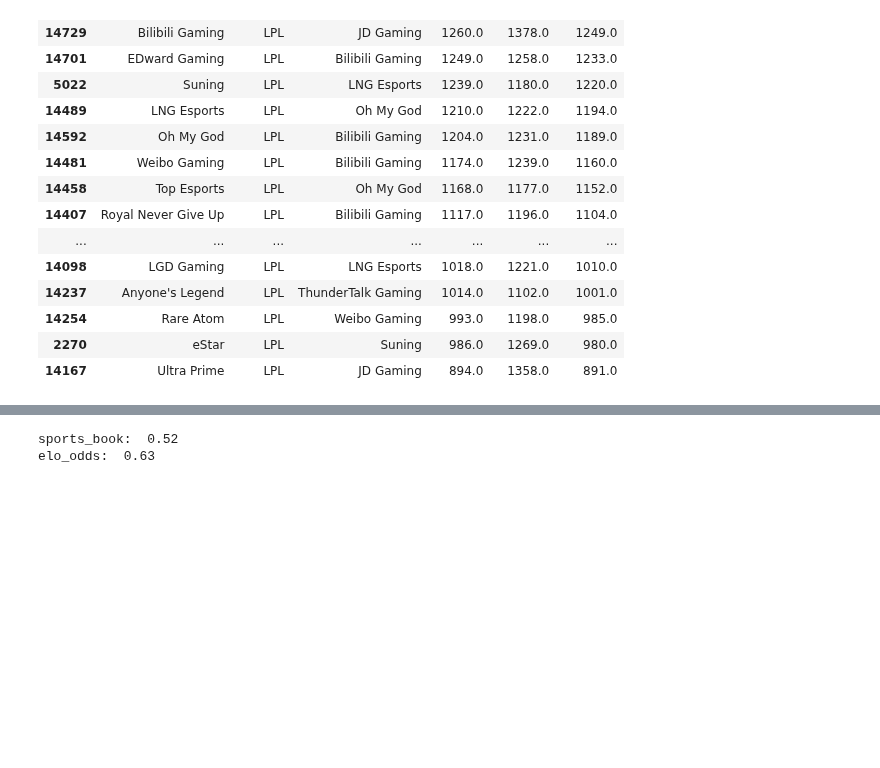
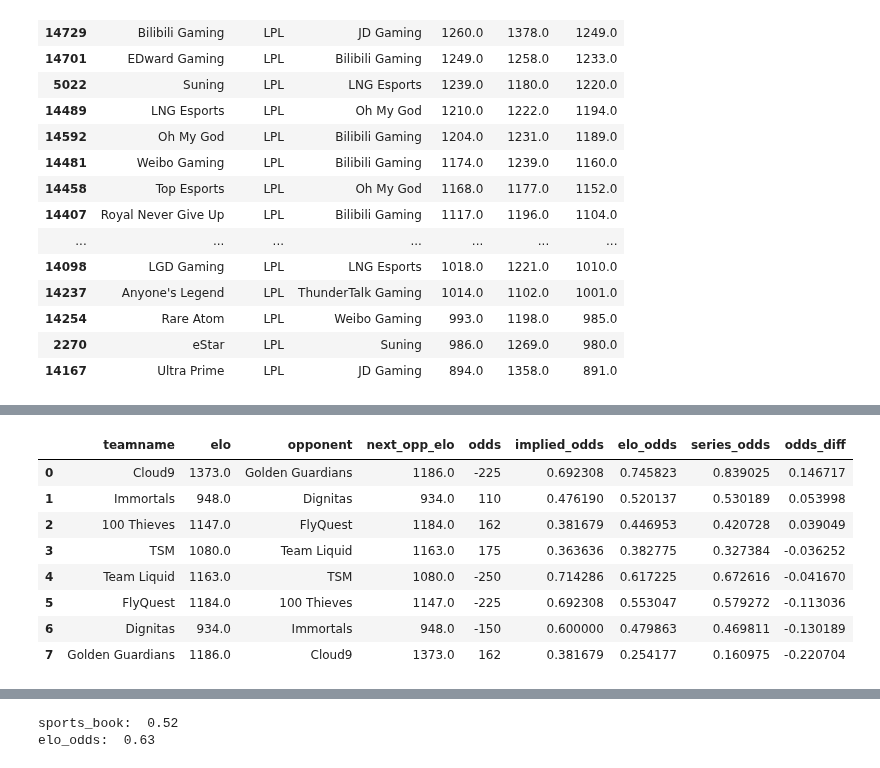
Before and after one commit to richie-p-meyer/league, a Jupyter notebook: scratch.ipynb, the cells around one changed output, grey strips where cells are left out. Drawn from its saved outputs; the diff is of its cells as text; code cells hidden in the pictures; blank space fills up the shorter version.

```diff
--- a/scratch.ipynb
+++ b/scratch.ipynb
@@ -285,0 +327,17 @@ df[df.teamname=='Rare Atom'][['teamname','opp_name','date','result']].tail(20)
+# %%
+home =['Cloud9','Team Liquid','Immortals','FlyQuest']
+away = ['Golden Guardians','TSM','Dignitas','100 Thieves']
+odds = [(-225,162),(-250,175),(110,-150),(-225,162)]
+lcs_series = best_of_3_odds(current_elo,home,away,odds)
+# %%
+lcs_series
+# %% [output]
+|  | teamname | elo | opponent | next_opp_elo | odds | implied_odds | elo_odds | series_odds | odds_diff |
+| 0 | Cloud9 | 1373.0 | Golden Guardians | 1186.0 | -225 | 0.692308 | 0.745823 | 0.839025 | 0.146717 |
+| 1 | Immortals | 948.0 | Dignitas | 934.0 | 110 | 0.476190 | 0.520137 | 0.530189 | 0.053998 |
+| 2 | 100 Thieves | 1147.0 | FlyQuest | 1184.0 | 162 | 0.381679 | 0.446953 | 0.420728 | 0.039049 |
+| 3 | TSM | 1080.0 | Team Liquid | 1163.0 | 175 | 0.363636 | 0.382775 | 0.327384 | -0.036252 |
+| 4 | Team Liquid | 1163.0 | TSM | 1080.0 | -250 | 0.714286 | 0.617225 | 0.672616 | -0.041670 |
+| 5 | FlyQuest | 1184.0 | 100 Thieves | 1147.0 | -225 | 0.692308 | 0.553047 | 0.579272 | -0.113036 |
+| 6 | Dignitas | 934.0 | Immortals | 948.0 | -150 | 0.600000 | 0.479863 | 0.469811 | -0.130189 |
+| 7 | Golden Guardians | 1186.0 | Cloud9 | 1373.0 | 162 | 0.381679 | 0.254177 | 0.160975 | -0.220704 |
```
Also changed, not shown: parts of 9 cells of this notebook.
